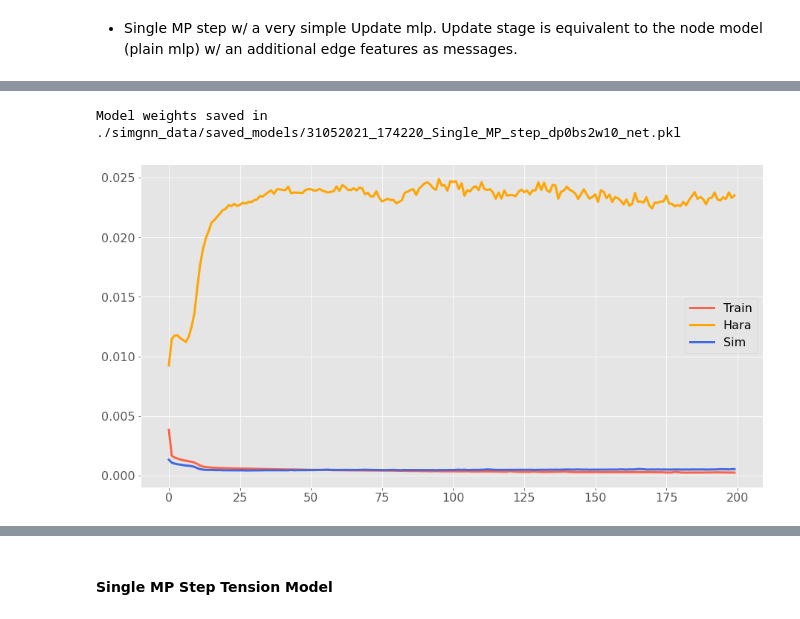
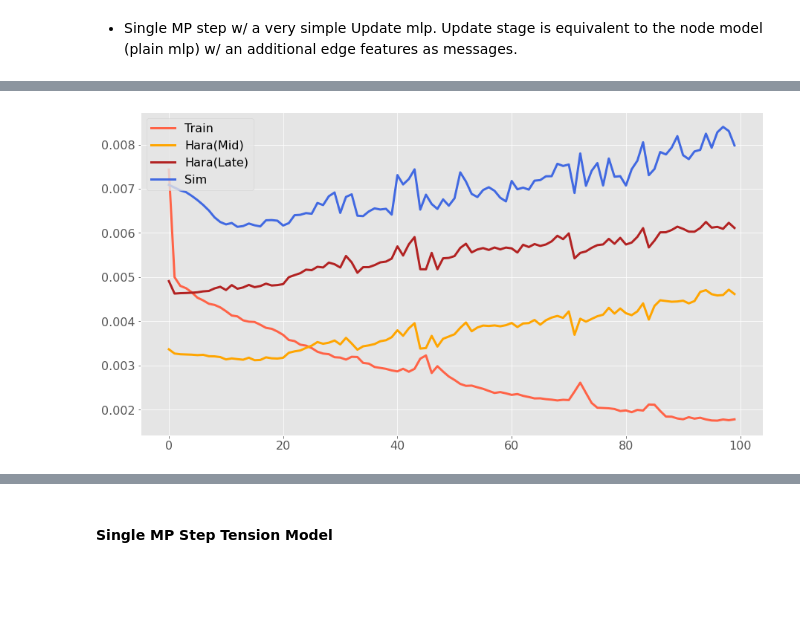
Before and after one commit to mshagirov/simgnn, a Jupyter notebook: nbs/2_nn_model.ipynb, the cells around one changed output, grey strips where cells are left out. Drawn from its saved outputs; the diff is of its cells as text; code cells hidden in the pictures; blank space fills up the shorter version.

Commit message:
train on Hara early and test on mid and late stages of dorsal closure

```diff
--- a/nbs/2_nn_model.ipynb
+++ b/nbs/2_nn_model.ipynb
@@ -102,5 +107,5 @@ Defaults:
 # %%
-window_size = 5
+window_size = 15
 
 # Normalisation: for simulated data (simul params ~ normal distr-s): l0=1.0, Hara_movie: l0=26.32
 Tnorm = T.Compose([Pos2Vec(scale=1.0*10.0) , ScaleVelocity(1.0*0.5),
@@ -109,17 +114,22 @@ Tnorm = T.Compose([Pos2Vec(scale=1.0*10.0) , ScaleVelocity(1.0*0.5),
 Tnorm_hara = T.Compose([Pos2Vec(scale=10*26.32) , ScaleVelocity(0.5*26.32), Reshape_x((-1,window_size*2))]) # Hara movie dataset norm
 
 # Datasets
-train1 = VertexDynamics('./simgnn_data/unimodal_wbasetens_sims/train/', window_size=window_size, transform=Tnorm)
-train2 = VertexDynamics('./simgnn_data/single_distr_sims/train/', window_size=window_size, transform=Tnorm)
+# train1 = VertexDynamics('./simgnn_data/unimodal_wbasetens_sims/train/', window_size=window_size, transform=Tnorm)
+# train2 = VertexDynamics('./simgnn_data/single_distr_sims/train/', window_size=window_size, transform=Tnorm)
 
-datasets_dict = {'train': train1+train2,
-                'sim'   : VertexDynamics('./simgnn_data/unimodal_wbasetens_sims/val/',  window_size=window_size, transform=Tnorm),
-                'hara'  : HaraMovies('simgnn_data/hara_movies/', window_size=window_size, transform=Tnorm_hara)}
+# datasets_dict = {'train': train1+train2,
+#                 'sim'   : VertexDynamics('./simgnn_data/unimodal_wbasetens_sims/val/',  window_size=window_size, transform=Tnorm),
+#                 'hara'  : HaraMovies('simgnn_data/hara_movies/', window_size=window_size, transform=Tnorm_hara)}
 #                 'sim2' : VertexDynamics('./simgnn_data/expmodulation_sims/val/',  window_size=window_size, transform=Tnorm)}
 
 # datasets_dict['early'] = datasets_dict['hara'][:len(datasets_dict['hara'])//3]
 # datasets_dict['mid'] = datasets_dict['hara'][len(datasets_dict['hara'])//3*2:]
 # datasets_dict['late'] = datasets_dict['hara'][len(datasets_dict['hara'])//3:len(datasets_dict['hara'])//3*2]
+
+datasets_dict = {'train': HaraMovies('simgnn_data/hara_movies_as_sep_datasets/hara_seg001/', window_size=window_size, transform=Tnorm_hara),
+                'val'   : HaraMovies('simgnn_data/hara_movies_as_sep_datasets/hara_seg003/', window_size=window_size, transform=Tnorm_hara),
+                'val2'  : HaraMovies('simgnn_data/hara_movies_as_sep_datasets/hara_seg005/', window_size=window_size, transform=Tnorm_hara),
+                 'sim'   : VertexDynamics('./simgnn_data/unimodal_wbasetens_sims/val/',  window_size=window_size, transform=Tnorm)}
 # %% [output]
 Processing...
 Done!
@@ -362,18 +373,18 @@ for data_name in pred_out[0]:
 from simgnn.nn import Single_MP_step
 #mlp, Message, AggregateUpdate, Aggregate
 # %%
-torch.manual_seed(0)
+### torch.manual_seed(0)
 
-dropout_p = 0
-num_epochs = 200
+dropout_p = 0.1
+num_epochs = 100
 lr = 0.001
 bs = 2
 loss_func = torch.nn.MSELoss(reduction='mean')
 # loss_func = torch.nn.L1Loss(reduction='mean')
 
 net = Single_MP_step(node_in_features=window_size*2, node_out_features=2, edge_in_features=2,
-                     message_out_features=32, message_hidden_dims=[512,256,256,256,128,64],
-                     aggr='mean', update_hidden_dims=[64,32], dropout_p=dropout_p).to(device)
+                     message_out_features=64, message_hidden_dims=[512,256,128,64],
+                     aggr='mean', update_hidden_dims=[64,32,16,16], dropout_p=dropout_p).to(device)
 
 opt = torch.optim.Adam(net.parameters(), lr=lr)
 # opt = torch.optim.SGD(net.parameters(), lr=0.1, momentum=0.9)
@@ -381,9 +392,10 @@ scheduler = None
 # scheduler = torch.optim.lr_scheduler.ReduceLROnPlateau(opt, 'min')
 
 # in order to track the batch id for var-s add its key to "follow_batch":
-loaders = {'train' : DataLoader(datasets_dict['train'], batch_size=bs,follow_batch=['cell_pressures','edge_index']),
-           'val':    DataLoader(datasets_dict['hara'], batch_size=bs),
-           'sim':   DataLoader(datasets_dict['sim'], batch_size=bs,follow_batch=['cell_pressures','edge_index']),}
+loaders = {'train' : DataLoader(datasets_dict['train'], batch_size=bs),
+           'val':    DataLoader(datasets_dict['val'], batch_size=bs),
+           'val2':    DataLoader(datasets_dict['val2'], batch_size=bs),
+           'sim':   DataLoader(datasets_dict['sim'], batch_size=bs)}
 # this tracks batch id for "cell_pressures_batch" and "edge_index_batch" in addition to node batch ids
 
 model_states = list(loaders.keys())
@@ -406,14 +436,13 @@ net, train_log = train_model(net, loaders, opt, num_epochs=num_epochs, scheduler
 # %%
 plt.figure(figsize=[15,8])
 plt.plot(np.arange(train_log['total_epochs']),train_log['train_loss_tot'],'tomato',lw=3,label='Train')
-plt.plot(np.arange(train_log['total_epochs']),train_log['val_loss_tot'],'orange',lw=3,label='Hara')
+plt.plot(np.arange(train_log['total_epochs']),train_log['val_loss_tot'],'orange',lw=3,label='Hara(Mid)')
+plt.plot(np.arange(train_log['total_epochs']),train_log['val2_loss_tot'],'firebrick',lw=3,label='Hara(Late)')
 plt.plot(np.arange(train_log['total_epochs']),train_log['sim_loss_tot'],'royalblue',lw=3,label='Sim')
 plt.legend();
 
-write_log(f'{path.join(save_dir, model_name)}_train_log.pkl',train_log)
-torch.save(net.state_dict(), f'{path.join(save_dir, model_name)}_net.pkl')
-print(f'Model weights saved in \n{path.join(save_dir, model_name)}_net.pkl')
+# write_log(f'{path.join(save_dir, model_name)}_train_log.pkl',train_log)
+# torch.save(net.state_dict(), f'{path.join(save_dir, model_name)}_net.pkl')
+# print(f'Model weights saved in \n{path.join(save_dir, model_name)}_net.pkl')
 # %% [output]
-Model weights saved in
-./simgnn_data/saved_models/31052021_174220_Single_MP_step_dp0bs2w10_net.pkl
-[figure, old version]
+[figure, new version]
```
Also changed, not shown: parts of 8 cells of this notebook.
